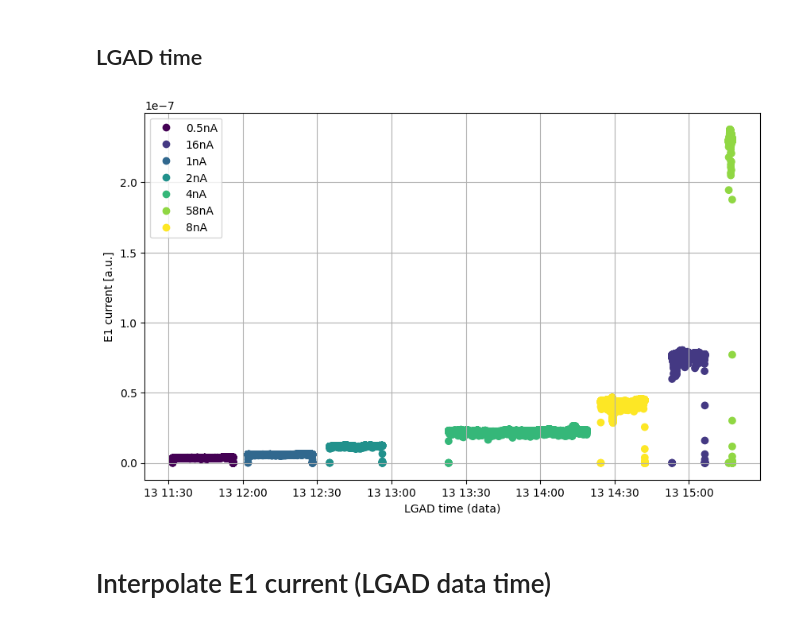
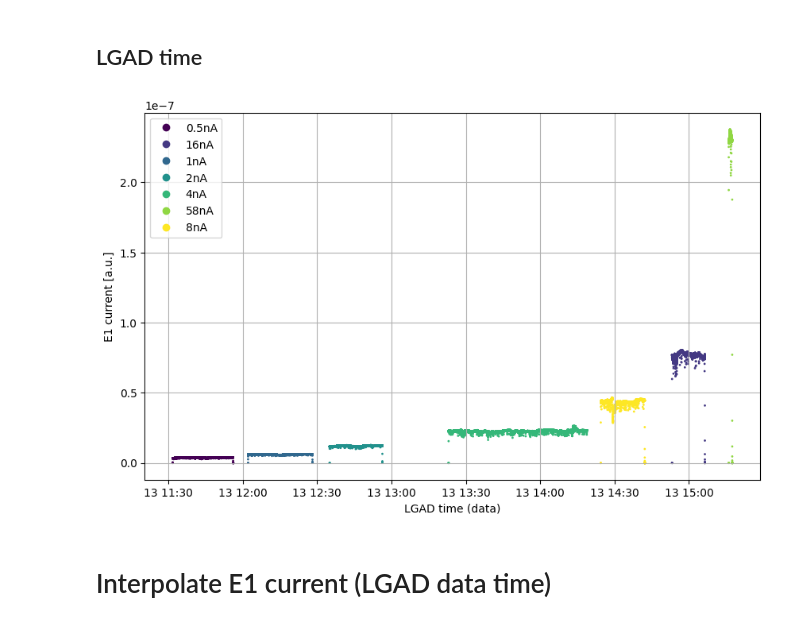
Before and after one commit to grzanka/plotly_lgad_dosimetry, a Jupyter notebook: analyse.ipynb, the cells around one changed output. Saved outputs shown, nothing was run; the diff lists cells and outputs as text; code cells hidden in the pictures.

```diff
--- a/analyse.ipynb
+++ b/analyse.ipynb
@@ -87,15 +87,15 @@ data_df['lgad_timestamp_data'] = data_df.timestamp + dosimetric_metadata['lgad_t
 # %%
 fig, ax = plt.subplots(figsize=(10, 6))
 # number of colors = number of scenarios
 scan_df = data_df[data_df.experiment == 'current_scan']
 color_codes = scan_df.scenario.cat.codes
-scatter_plot = ax.scatter(x='lgad_timestamp_data', y='E1', data=scan_df, c=color_codes)
+scatter_plot = ax.scatter(x='lgad_timestamp_data', y='E1', data=scan_df, c=color_codes, s=1)
 ax.legend(scatter_plot.legend_elements()[0], scan_df.scenario.cat.categories)
 ax.grid()
 ax.set_xlabel('LGAD time (data)')
 ax.set_ylabel('E1 current [a.u.]');
 # %% [output]
-[figure, old version]
+[figure, new version]
 # %% [markdown]
 # Interpolate E1 current (LGAD data time)
 # %%
```
Also changed, not shown: parts of 3 cells of this notebook, 1 other file.
